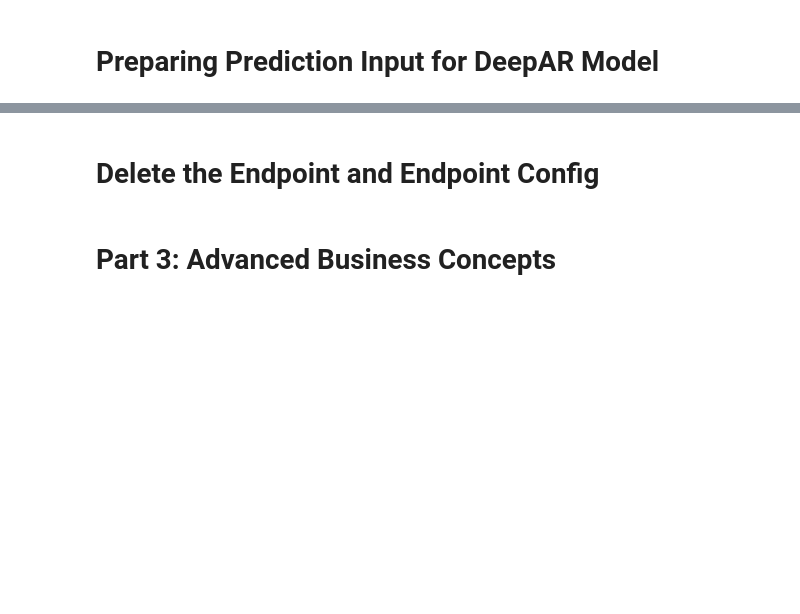
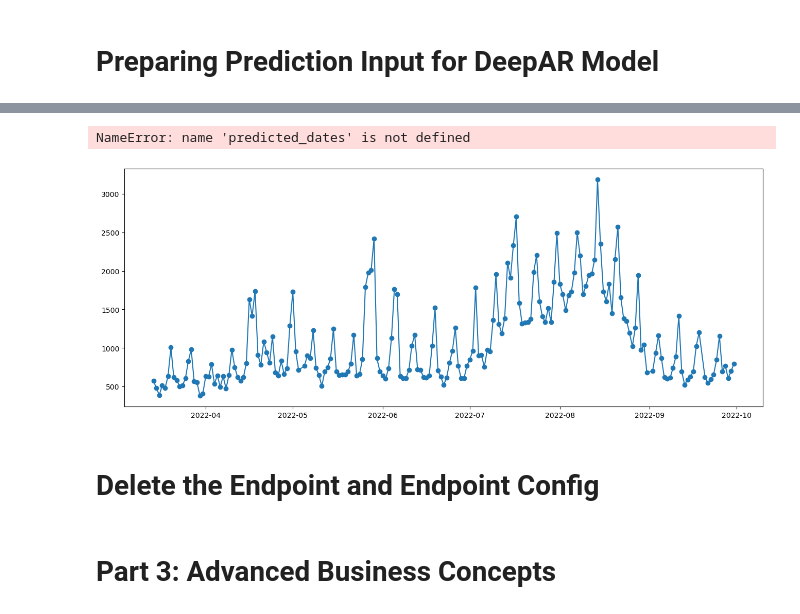
Before and after one commit to Fan020411/Zh725, a Jupyter notebook: Individual_2.ipynb, the cells around one changed output, grey strips where cells are left out. Cells and saved outputs as stored; diff of their text form; code cells hidden in the pictures; blank space fills up the shorter version.

```diff
--- a/Individual_2.ipynb
+++ b/Individual_2.ipynb
@@ -731,10 +732,10 @@ start_date_last_200 = max_date - pd.Timedelta(days=200)
 print("Start date for the last 200 days:", start_date_last_200)
 
 # Filter the historical data to include only the last 200 days
-last_20_days_sales = daily_sales[daily_sales['date'] >= start_date_last_200]
+last_200_days_sales = daily_sales[daily_sales['date'] >= start_date_last_200]
 
 # Verify the filtering by checking the min date after filtering
-print("Min date after filtering for the last 250 days:", last_200_days_sales['date'].min())
+print("Min date after filtering for the last 200 days:", last_200_days_sales['date'].min())
 
 # Now plot the daily sales for the last 30 days
 plt.figure(figsize=(16, 6))
@@ -756,3 +757,4 @@ plt.grid(True)
 
 # Show the plot
 plt.show()
+# %% [output]
@@ -759,3 +764,5 @@ plt.show()
+NameError: name 'predicted_dates' is not defined
+[figure, added]
 # %% [markdown]
 # Delete the Endpoint and Endpoint Config
 # %%
```
Also changed, not shown: parts of 3 cells of this notebook.
